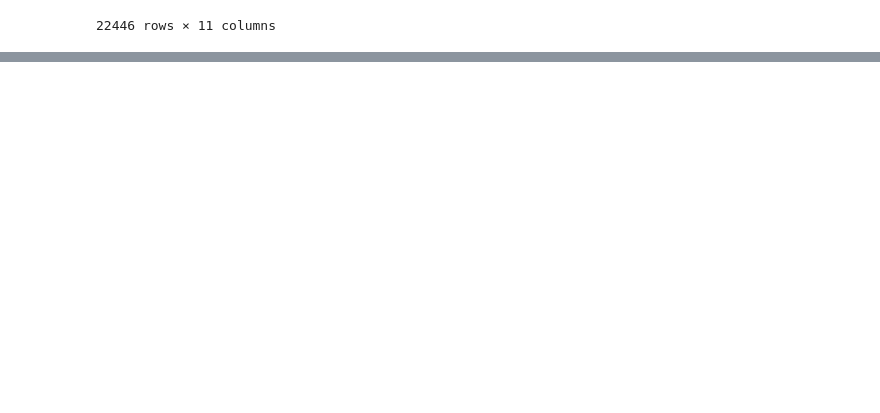
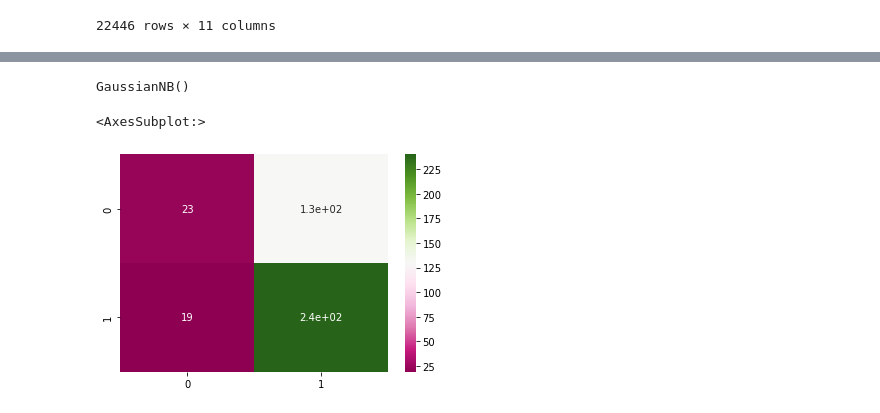
Before and after one commit to MartaTeo/ML-Project-CSE204, a Jupyter notebook: Working file.ipynb, the cells around one changed output, grey strips where cells are left out. Saved outputs shown, nothing was run; the diff lists cells and outputs as text; code cells hidden in the pictures; blank space fills up the shorter version.

```diff
--- a/Working file.ipynb
+++ b/Working file.ipynb
@@ -405,0 +641,14 @@ df_new
+# %%
+y = amazon['label']
+# %%
+X = pd.DataFrame( amazon['length_review'].values )
+# %%
+from sklearn.model_selection import train_test_split
+X_train, X_test, y_train, y_test = train_test_split(X, y, test_size=0.10)
+# %%
+from sklearn.naive_bayes import GaussianNB
+
+NB_classifier = GaussianNB()
+NB_classifier.fit(X_train, y_train)
+# %% [output]
+GaussianNB()
@@ -405,0 +657,8 @@ df_new
+# %%
+# Predicting the Test set results
+y_predict_test = NB_classifier.predict(X_test)
+cm = confusion_matrix(y_test, y_predict_test)
+sns.heatmap(cm, annot=True, cmap="PiYG")
+# %% [output]
+<AxesSubplot:>
+[figure, added]
```
Also changed, not shown: parts of 23 cells of this notebook, 2 other files.
